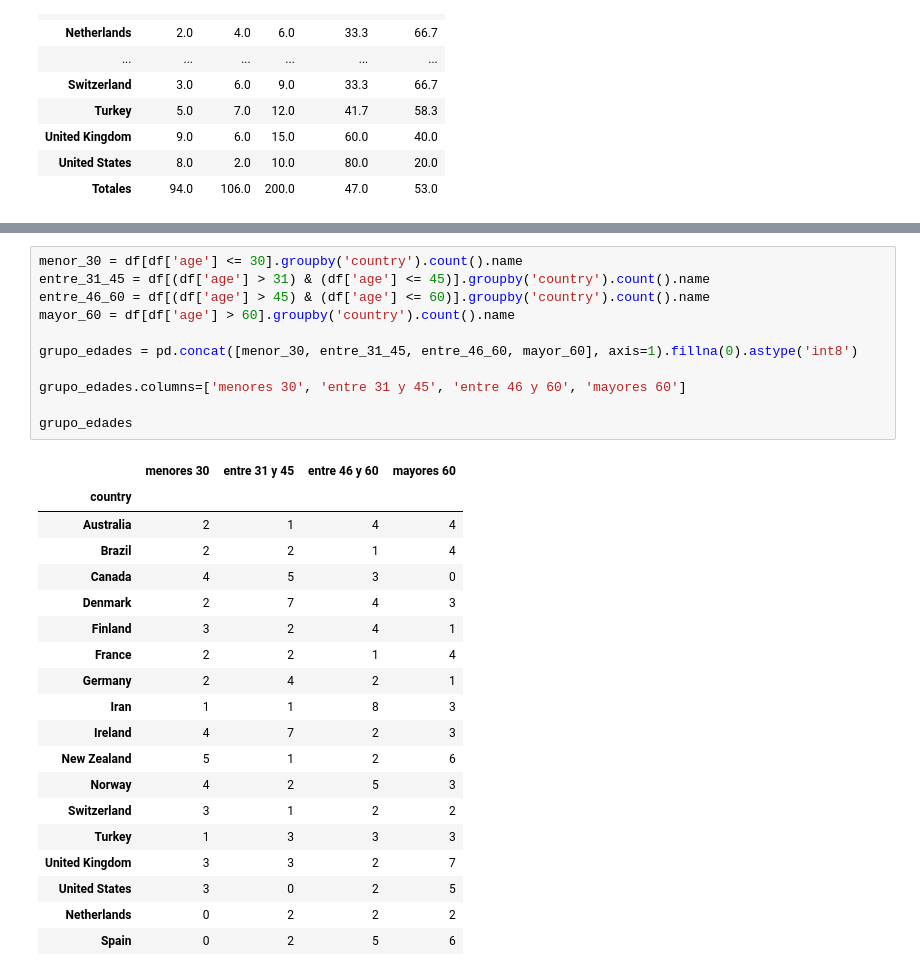
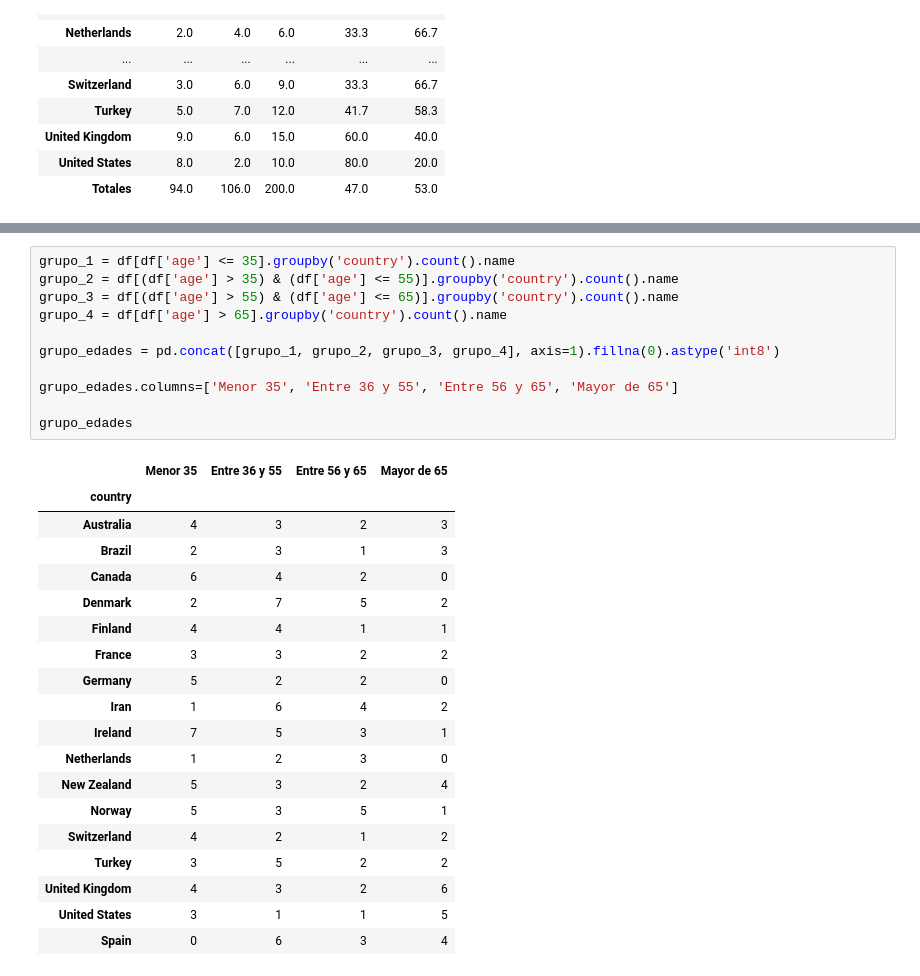
Before and after one commit to dchaconoca/bc-data-science, a Jupyter notebook: Numpy y Pandas/Ejercicios_numpy_pandas.ipynb, the cells around one changed output, grey strips where cells are left out. Drawn from its saved outputs; the diff is of its cells as text.

```diff
--- a/Numpy y Pandas/Ejercicios_numpy_pandas.ipynb
+++ b/Numpy y Pandas/Ejercicios_numpy_pandas.ipynb
@@ -273,31 +280,31 @@ generos
 # %%
-menor_30 = df[df['age'] <= 30].groupby('country').count().name
-entre_31_45 = df[(df['age'] > 31) & (df['age'] <= 45)].groupby('country').count().name
-entre_46_60 = df[(df['age'] > 45) & (df['age'] <= 60)].groupby('country').count().name
-mayor_60 = df[df['age'] > 60].groupby('country').count().name
+grupo_1 = df[df['age'] <= 35].groupby('country').count().name
+grupo_2 = df[(df['age'] > 35) & (df['age'] <= 55)].groupby('country').count().name
+grupo_3 = df[(df['age'] > 55) & (df['age'] <= 65)].groupby('country').count().name
+grupo_4 = df[df['age'] > 65].groupby('country').count().name
 
-grupo_edades = pd.concat([menor_30, entre_31_45, entre_46_60, mayor_60], axis=1).fillna(0).astype('int8')
+grupo_edades = pd.concat([grupo_1, grupo_2, grupo_3, grupo_4], axis=1).fillna(0).astype('int8')
 
-grupo_edades.columns=['menores 30', 'entre 31 y 45', 'entre 46 y 60', 'mayores 60']
+grupo_edades.columns=['Menor 35', 'Entre 36 y 55', 'Entre 56 y 65', 'Mayor de 65']
 
 grupo_edades
 # %% [output]
-|  | menores 30 | entre 31 y 45 | entre 46 y 60 | mayores 60 |
+|  | Menor 35 | Entre 36 y 55 | Entre 56 y 65 | Mayor de 65 |
 | country |  |  |  |  |
-| Australia | 2 | 1 | 4 | 4 |
-| Brazil | 2 | 2 | 1 | 4 |
-| Canada | 4 | 5 | 3 | 0 |
-| Denmark | 2 | 7 | 4 | 3 |
-| Finland | 3 | 2 | 4 | 1 |
-| France | 2 | 2 | 1 | 4 |
-| Germany | 2 | 4 | 2 | 1 |
-| Iran | 1 | 1 | 8 | 3 |
-| Ireland | 4 | 7 | 2 | 3 |
-| New Zealand | 5 | 1 | 2 | 6 |
-| Norway | 4 | 2 | 5 | 3 |
-| Switzerland | 3 | 1 | 2 | 2 |
-| Turkey | 1 | 3 | 3 | 3 |
-| United Kingdom | 3 | 3 | 2 | 7 |
-| United States | 3 | 0 | 2 | 5 |
-| Netherlands | 0 | 2 | 2 | 2 |
-| Spain | 0 | 2 | 5 | 6 |
+| Australia | 4 | 3 | 2 | 3 |
+| Brazil | 2 | 3 | 1 | 3 |
+| Canada | 6 | 4 | 2 | 0 |
+| Denmark | 2 | 7 | 5 | 2 |
+| Finland | 4 | 4 | 1 | 1 |
+| France | 3 | 3 | 2 | 2 |
+| Germany | 5 | 2 | 2 | 0 |
+| Iran | 1 | 6 | 4 | 2 |
+| Ireland | 7 | 5 | 3 | 1 |
+| Netherlands | 1 | 2 | 3 | 0 |
+| New Zealand | 5 | 3 | 2 | 4 |
+| Norway | 5 | 3 | 5 | 1 |
+| Switzerland | 4 | 2 | 1 | 2 |
+| Turkey | 3 | 5 | 2 | 2 |
+| United Kingdom | 4 | 3 | 2 | 6 |
+| United States | 3 | 1 | 1 | 5 |
+| Spain | 0 | 6 | 3 | 4 |
```
Also changed, not shown: parts of 3 cells of this notebook.
